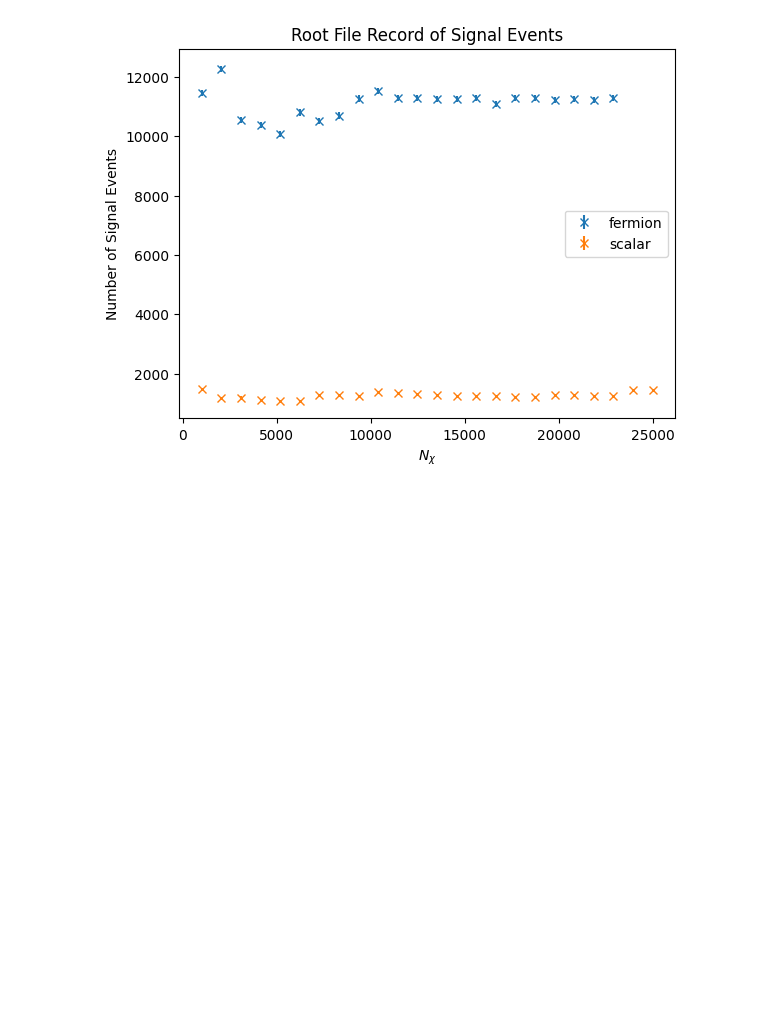
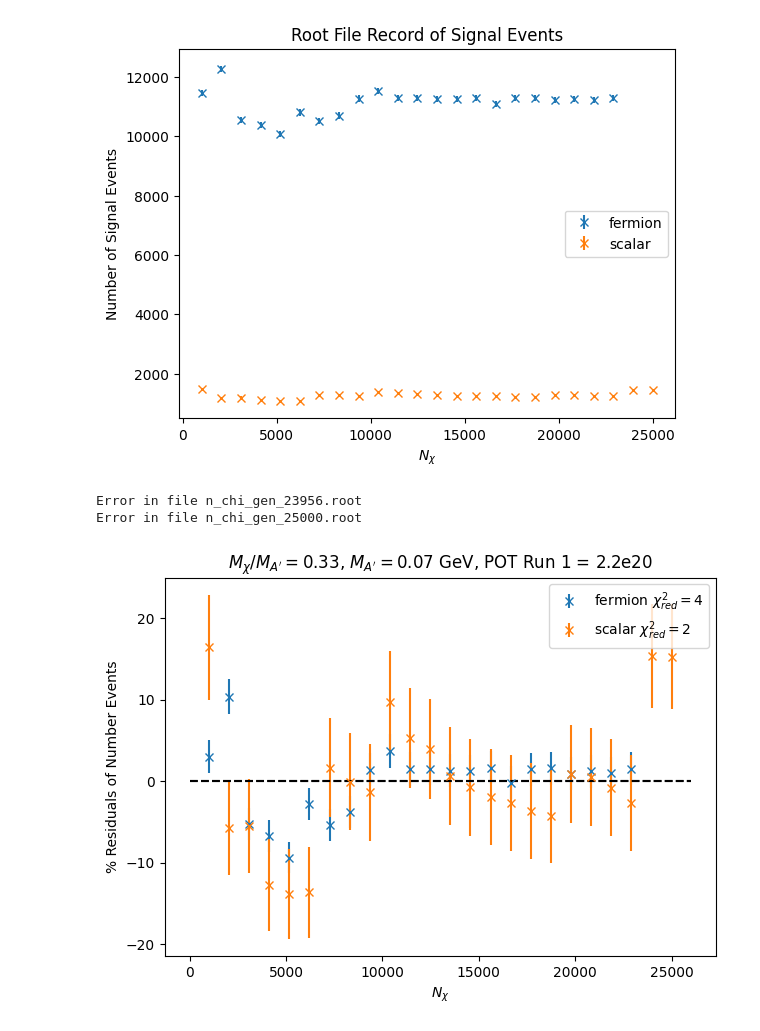
Before and after one commit to amh-137/DarkElectronScatter, a Jupyter notebook: notebooks/signal_count_checks.ipynb, the cells around one changed output. Cells and saved outputs as stored; diff of their text form; code cells hidden in the pictures; blank space fills up the shorter version.

Commit message:
n_evts_check

```diff
--- a/notebooks/signal_count_checks.ipynb
+++ b/notebooks/signal_count_checks.ipynb
@@ -81,3 +81,62 @@ plt.show()
 Error in file n_chi_gen_23956.root
 Error in file n_chi_gen_25000.root
 [figure]
+# %%
+# In the root files
+
+def chi_square(y,y_fit,err):
+    return np.sum((y-y_fit)**2 / err**2)
+
+def func(x):
+    return np.zeros(len(x))
+
+import scipy.optimize as o
+
+# plot % residuals
+path_root = "../data/root/BdNMC/signal_tests/"
+
+df = []
+
+fig = plt.figure()
+ax = fig.add_subplot(111)
+ax.set(title=r"$M_\chi/M_{A'}=0.33$, $M_{A'}=0.07$ GeV, POT Run 1 = 2.2e20", xlabel=r"$N_\chi$", ylabel="% Residuals of Number Events")
+for dm_type in ["fermion", "scalar"]:
+    for file in os.listdir(path_root+dm_type):
+        if "root" in file:
+            n_chis = int(file.split("_")[-1].split(".")[0])
+            with up3.open(path_root+dm_type+"/"+file) as f:
+                try:
+                    n_evts = f[b'elecron_tree;1'][b'electron_energy'].numentries
+                    #print(n_chis, n_evts)
+                    pot = f["pot_tree"]["tot_pot"].array()[0]
+                    pmax = f["pot_tree"]["pmax"].array()[0]
+                    pot_run1_numi = 2.2e20
+
+                    n_electrons = n_evts * (pot_run1_numi / pot) * pmax
+
+                    # assume posoin counting error roughly
+                    n_electrons_err = np.sqrt(n_electrons)
+                    df.append([dm_type, n_chis, n_electrons, n_electrons_err])
+                except:
+                    print("Error in file", file)
+
+    df = pandas.DataFrame(df, columns=["dm_type", "n_chis", "n_events", "n_events_err"])
+    #ax.errorbar(df["n_chis"], df["n_events"], yerr=df["n_events_err"], fmt="x", label=dm_type)
+    avg_n_evts = df["n_events"].mean()
+    df["residuals"] = (df["n_events"] - avg_n_evts) / avg_n_evts * 100
+    yerr = df["n_events_err"].to_numpy() / avg_n_evts * 100
+    dof = len(yerr)-1
+    chi_sq_red = chi_square( df["residuals"].to_numpy(), func(df["residuals"].to_numpy()), yerr) / dof
+    ax.errorbar(df["n_chis"], df["residuals"], yerr=yerr, fmt="x", label=dm_type + r" $\chi^2_{red}=$"+f"{chi_sq_red:.0f}")
+    ax.plot([0,26000], [0,0], "k--")
+    df = []
+
+#ax.set_ylim(0, 3e3)
+ax.legend()
+fig.tight_layout()
+plt.savefig("../plots/n_evts_check.pdf")
+plt.show()
+# %% [output]
+Error in file n_chi_gen_23956.root
+Error in file n_chi_gen_25000.root
+[figure, added]
```
